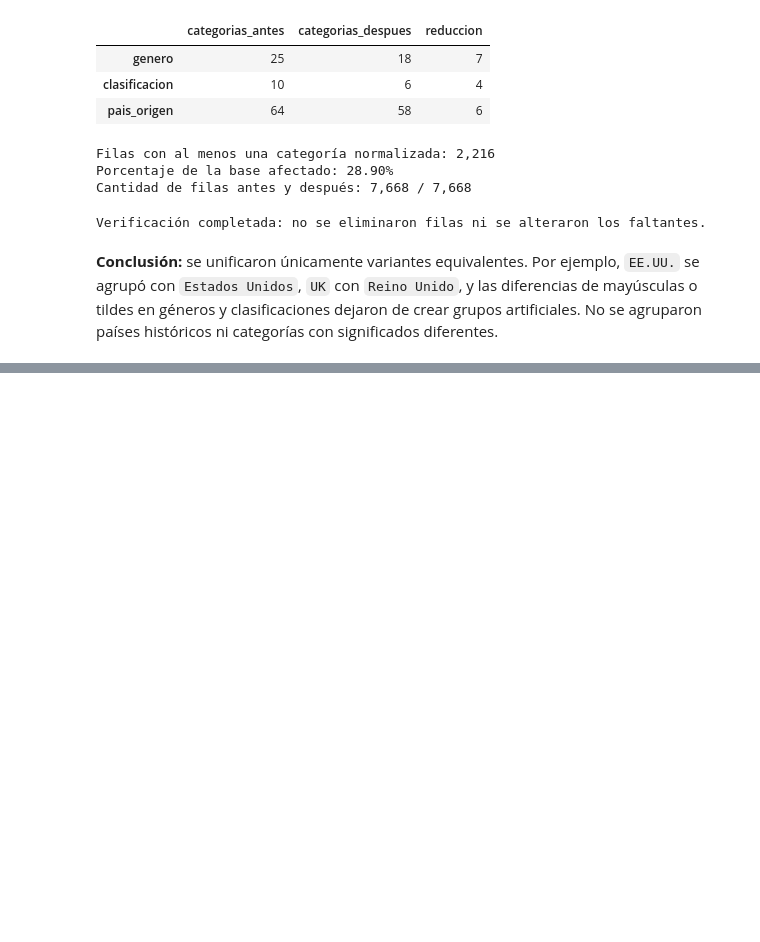
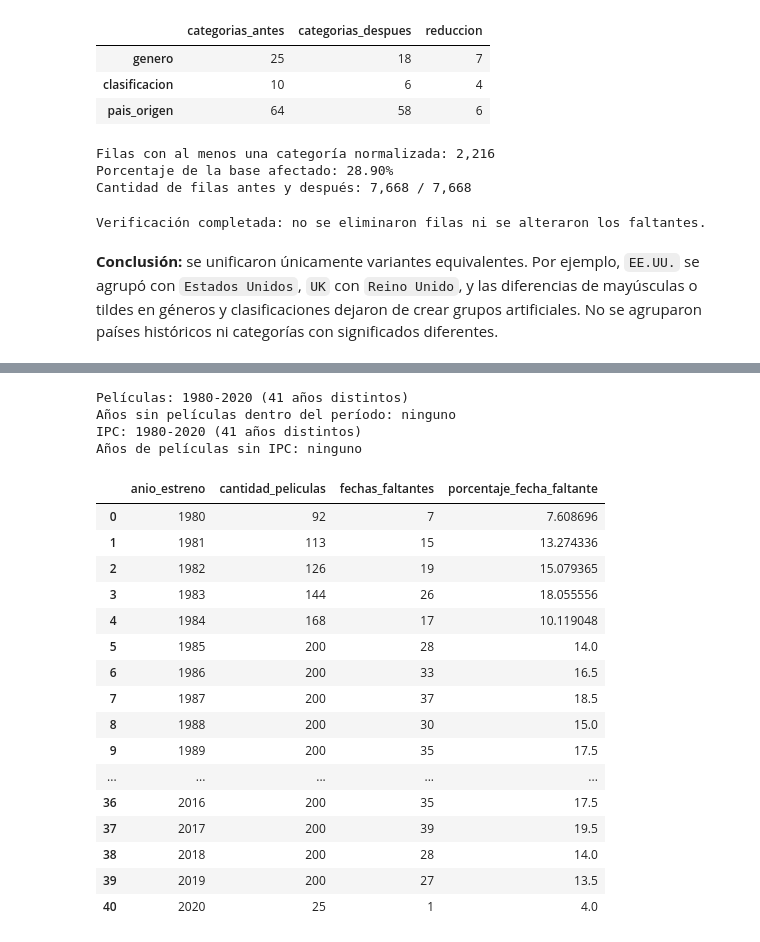
Before and after one commit to alvareezvicente-code/Vicente-Alvarez-programacion-analitica-2, a Jupyter notebook: notebooks/analisis.ipynb, the cells around one changed output, grey strips where cells are left out. Drawn from its saved outputs; the diff is of its cells as text; code cells hidden in the pictures; blank space fills up the shorter version.

```diff
--- a/notebooks/analisis.ipynb
+++ b/notebooks/analisis.ipynb
@@ -860,0 +865,53 @@ Verificación completada: no se eliminaron filas ni se alteraron los faltantes.
+# %%
+anio_minimo = int(peliculas_limpias["anio_estreno"].min())
+anio_maximo = int(peliculas_limpias["anio_estreno"].max())
+anios_esperados = set(range(anio_minimo, anio_maximo + 1))
+anios_observados = set(peliculas_limpias["anio_estreno"].dropna().astype(int))
+anios_sin_peliculas = sorted(anios_esperados - anios_observados)
+
+ipc_anio_minimo = int(ipc["anio"].min())
+ipc_anio_maximo = int(ipc["anio"].max())
+anios_ipc = set(ipc["anio"].dropna().astype(int))
+anios_peliculas_sin_ipc = sorted(anios_observados - anios_ipc)
+
+print(f"Películas: {anio_minimo}-{anio_maximo} ({len(anios_observados)} años distintos)")
+print(f"Años sin películas dentro del período: {anios_sin_peliculas or 'ninguno'}")
+print(f"IPC: {ipc_anio_minimo}-{ipc_anio_maximo} ({len(anios_ipc)} años distintos)")
+print(f"Años de películas sin IPC: {anios_peliculas_sin_ipc or 'ninguno'}")
+# %% [output]
+Películas: 1980-2020 (41 años distintos)
+Años sin películas dentro del período: ninguno
+IPC: 1980-2020 (41 años distintos)
+Años de películas sin IPC: ninguno
+# %%
+cobertura_por_anio = (
+    peliculas_limpias.groupby("anio_estreno")
+    .agg(
+        cantidad_peliculas=("id_pelicula", "size"),
+        fechas_faltantes=("fecha_estreno", lambda serie: serie.isna().sum()),
+    )
+    .reset_index()
+)
+cobertura_por_anio["porcentaje_fecha_faltante"] = (
+    cobertura_por_anio["fechas_faltantes"]
+    / cobertura_por_anio["cantidad_peliculas"] * 100
+)
+cobertura_por_anio
+# %% [output]
+|  | anio_estreno | cantidad_peliculas | fechas_faltantes | porcentaje_fecha_faltante |
+| 0 | 1980 | 92 | 7 | 7.608696 |
+| 1 | 1981 | 113 | 15 | 13.274336 |
+| 2 | 1982 | 126 | 19 | 15.079365 |
+| 3 | 1983 | 144 | 26 | 18.055556 |
+| 4 | 1984 | 168 | 17 | 10.119048 |
+| 5 | 1985 | 200 | 28 | 14.0 |
+| 6 | 1986 | 200 | 33 | 16.5 |
+| 7 | 1987 | 200 | 37 | 18.5 |
+| 8 | 1988 | 200 | 30 | 15.0 |
+| 9 | 1989 | 200 | 35 | 17.5 |
+| ... | ... | ... | ... | ... |
+| 36 | 2016 | 200 | 35 | 17.5 |
+| 37 | 2017 | 200 | 39 | 19.5 |
+| 38 | 2018 | 200 | 28 | 14.0 |
+| 39 | 2019 | 200 | 27 | 13.5 |
+| 40 | 2020 | 25 | 1 | 4.0 |
```
Also changed, not shown: parts of 4 cells of this notebook.
